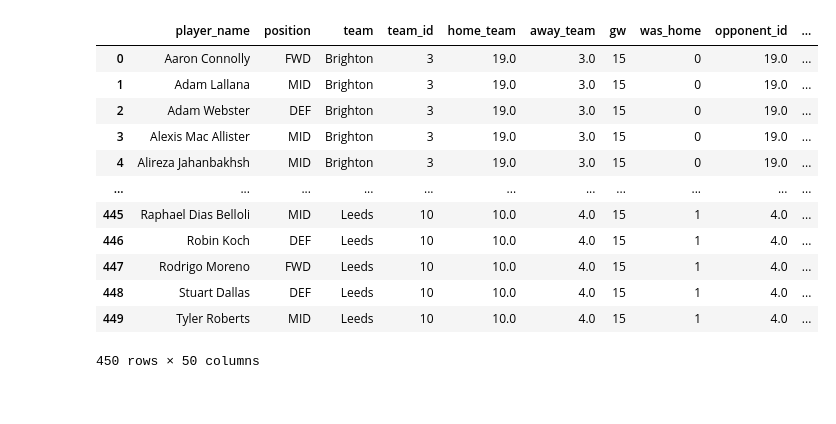
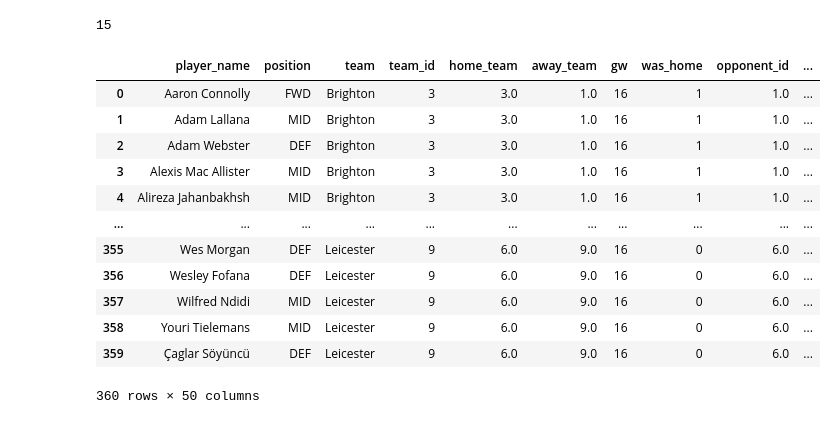
Before and after one commit to arpitsolanki/FPLBot, a Jupyter notebook: Fantasy_League.ipynb, the cells around one changed output. Cells and saved outputs as stored; diff of their text form; code cells hidden in the pictures.

```diff
--- a/Fantasy_League.ipynb
+++ b/Fantasy_League.ipynb
@@ -19,13 +20,16 @@ from sklearn.metrics import confusion_matrix#Confusion Matrix
 from sklearn.metrics import roc_curve#RoC Curve
 from sklearn.metrics import accuracy_score, precision_score, recall_score, f1_score, roc_auc_score, roc_curve#Metrics Functions
 # %%
+#Define GW for predictions
+GW=16
+
 #Fantasy API Calls to pull historic player stats
 url = 'https://fantasy.premierleague.com/api/bootstrap-static/'
 response = requests.get(url)
 response = json.loads(response.content)
 
 #Fixtures for upcoming game weeks
-fix_url = 'https://fantasy.premierleague.com/api/fixtures?event=15'
+fix_url = 'https://fantasy.premierleague.com/api/fixtures?event='+str(GW)
 fix_response = requests.get(fix_url)
 fix_response = json.loads(fix_response.content)
 # %%
@@ -106,6 +140,6 @@ fixtures_df_name
 # %%
 df_l=[]
-for i in range(15):
+for i in range(GW):
   fix_url = 'https://fantasy.premierleague.com/api/fixtures?event='+str(i+1)
   fix_response = requests.get(fix_url)
   fix_response = json.loads(fix_response.content)
@@ -204,11 +237,17 @@ team_total_data_id
 # %%
 #Read Gameweek history
 
-gw_list=['gw1','gw2','gw3','gw4','gw5','gw6','gw7','gw8','gw9','gw10','gw11','gw12','gw13','gw14']
+#gw_list=['gw1','gw2','gw3','gw4','gw5','gw6','gw7','gw8','gw9','gw10','gw11','gw12','gw13','gw14','gw15']
+gw_list=[]
+for i in range(GW-1):
+  gw_str='gw'+str(i+1)
+  gw_list.append(gw_str)
+print(gw_list)
+
 static='https://raw.githubusercontent.com/vaastav/Fantasy-Premier-League/master/data/2020-21/gws/'
 df_l=[]
 
-for i in range(14):
+for i in range(len(gw_list)):
   k=static+gw_list[i]+'.csv'
   temp=pd.read_csv(k)
   temp['gw']=i+1
@@ -223,5 +262,5 @@ weekly_data_team=weekly_data_team.rename(columns={"name_y": "opponent_team_name"
 
 weekly_data_team=pd.merge(left=weekly_data_team,right=teams_df_filtered_join,left_on='team',right_on='name',how='inner')
 weekly_data_team=weekly_data_team.rename(columns={"name_x": "player_name",'id_y':'team_id'})
-weekly_data_team
+#weekly_data_team
 # %% [output]
@@ -382,6 +385,7 @@ weekly_data_subset=weekly_data_subset.rename(columns={"id_x": "opponent_id"})
 #Weekly Cumulative sums
 weekly_data_subset.sort_values(by=['player_name','gw'],ascending=True,inplace=True)
 gp_cols=weekly_data_subset[['player_name','gw','red_cards','yellow_cards','xP','total_points','bonus','clean_sheets','assists','minutes','influence','creativity','threat','ict_index']]
+gp_cols=gp_cols.loc[gp_cols.gw>=GW-4]
 gp_cumsum=gp_cols.groupby(['player_name','gw']).sum().groupby('player_name').cumsum().reset_index()
 
 #Weekly Mean Sums
@@ -634,16 +697,19 @@ X_test_pred.to_csv('df.csv')
 # %%
 #Prepare dataset for future game week predictions
-fixtures_df=fixtures_df[['event','team_h','team_a']]
+fixtures_df1=fixtures_df[['event','team_h','team_a']]
 max_week=weekly_data_subset['round'].max()
+print(max_week)
 pred_data=weekly_data_subset.loc[weekly_data_subset['round']==max_week]
-fixtures_df=fixtures_df.loc[fixtures_df['event']==max_week+1]
+fixtures_df1=fixtures_df1.loc[fixtures_df1['event']==max_week+1]
+
+#fixtures_df1=fixtures_df1.loc[fixtures_df1['event']==max_week]
 
 pred_data=pred_data[['player_name','position','team','team_id','round']].reset_index(drop=True)
 pred_data
 #fixtures_df
 
-pred_data=pd.merge(left=pred_data,right=fixtures_df,left_on='team_id',right_on='team_h',how='left')
-pred_data=pd.merge(left=pred_data,right=fixtures_df,left_on='team_id',right_on='team_a',how='left')
+pred_data=pd.merge(left=pred_data,right=fixtures_df1,left_on='team_id',right_on='team_h',how='left')
+pred_data=pd.merge(left=pred_data,right=fixtures_df1,left_on='team_id',right_on='team_a',how='left')
 
 pred_data.loc[pred_data['team_h_x'].isna(),'team_h_x']=pred_data.loc[pred_data['team_h_x'].isna(),'team_h_y']
 pred_data.loc[pred_data['team_a_x'].isna(),'team_a_x']=pred_data.loc[pred_data['team_a_x'].isna(),'team_a_y']
@@ -655,7 +721,9 @@ pred_data=pred_data.rename(columns={"round": "gw","team_h_x": "home_team","team_
 # #Home Flag
 pred_data['was_home']=0
 pred_data.loc[pred_data['home_team']==pred_data['team_id'],'was_home']=1
-pred_data['gw']=14
+
+#TOBECHANGED
+pred_data['gw']=GW-1
 
 pred_data['opponent_id']=0
 
@@ -665,45 +733,46 @@ pred_data.loc[pred_data['was_home']==1,'opponent_id']=pred_data.loc[pred_data['w
 
 pred_data_roll=pd.merge(left=pred_data,right=weekly_rolling_means,left_on=['player_name','gw'],right_on=['player_name','gw'],how='inner')
 
 # #Merge cumulative means
 pred_data_roll_cum=pd.merge(left=pred_data_roll,right=gp_cumsum,left_on=['player_name','gw'],right_on=['player_name','gw'],how='inner')
 #pred_data_roll_cum
 
 # # #Merge team total ranking stats with home team
 pred_data_roll_cum_team=pd.merge(left=pred_data_roll_cum,right=team_total_data_id,left_on=['team_id','gw'],right_on=['id','gw'])
 pred_data_roll_cum_team=pred_data_roll_cum_team.rename(columns={"rank": "team_rank",'cum_pts':'team_pts','xG_diff':'xG_diff_team','scored_diff':'scored_diff_team','deep_diff':'deep_diff_team'})
 
 # # #Merge team total ranking stats with away team
 pred_data_roll_cum_team=pd.merge(left=pred_data_roll_cum_team,right=team_total_data_id,left_on=['opponent_id','gw'],right_on=['id','gw'])
 pred_data_roll_cum_team=pred_data_roll_cum_team.rename(columns={"rank": "opponent_rank",'cum_pts':'opponent_points','xG_diff':'xG_diff_opponent','scored_diff':'scored_diff_opponent','deep_diff':'deep_diff_opponent'})
 pred_data_roll_cum_team
 
 # #Merge team total ranking stats with away team
 pred_data_roll_cum_team_pts=pd.merge(left=pred_data_roll_cum_team,right=team_gp,left_on=['team_id','gw'],right_on=['team_id','round'],how='inner')
 pred_data_roll_cum_team_pts['percent_team_points']=pred_data_roll_cum_team_pts['total_points']/pred_data_roll_cum_team_pts['team_total_points_cumsum']
 pred_data_roll_cum_team_pts['gw']=max_week+1
 
 pred_data_roll_cum_team_pts_spi=pd.merge(left=pred_data_roll_cum_team_pts,right=spi_data_name_fil,left_on=['home_team','away_team'],right_on=['home_id','away_id'],how='inner')
 
 # #Calculate rank and projected score differences for the upcoming fixture
 pred_data_roll_cum_team_pts_spi['rank_diff']=pred_data_roll_cum_team_pts_spi['team_rank']-pred_data_roll_cum_team_pts_spi['opponent_rank']
 pred_data_roll_cum_team_pts_spi['proj_score_diff']=pred_data_roll_cum_team_pts_spi['proj_score1']-pred_data_roll_cum_team_pts_spi['proj_score2']
 
 pred_data_roll_cum_team_pts_spi
 # %% [output]
+15
 |  | player_name | position | team | team_id | home_team | away_team | gw | was_home | opponent_id | ... |
-| 0 | Aaron Connolly | FWD | Brighton | 3 | 19.0 | 3.0 | 15 | 0 | 19.0 | ... |
-| 1 | Adam Lallana | MID | Brighton | 3 | 19.0 | 3.0 | 15 | 0 | 19.0 | ... |
-| 2 | Adam Webster | DEF | Brighton | 3 | 19.0 | 3.0 | 15 | 0 | 19.0 | ... |
-| 3 | Alexis Mac Allister | MID | Brighton | 3 | 19.0 | 3.0 | 15 | 0 | 19.0 | ... |
-| 4 | Alireza Jahanbakhsh | MID | Brighton | 3 | 19.0 | 3.0 | 15 | 0 | 19.0 | ... |
+| 0 | Aaron Connolly | FWD | Brighton | 3 | 3.0 | 1.0 | 16 | 1 | 1.0 | ... |
+| 1 | Adam Lallana | MID | Brighton | 3 | 3.0 | 1.0 | 16 | 1 | 1.0 | ... |
+| 2 | Adam Webster | DEF | Brighton | 3 | 3.0 | 1.0 | 16 | 1 | 1.0 | ... |
+| 3 | Alexis Mac Allister | MID | Brighton | 3 | 3.0 | 1.0 | 16 | 1 | 1.0 | ... |
+| 4 | Alireza Jahanbakhsh | MID | Brighton | 3 | 3.0 | 1.0 | 16 | 1 | 1.0 | ... |
 | ... | ... | ... | ... | ... | ... | ... | ... | ... | ... | ... |
-| 445 | Raphael Dias Belloli | MID | Leeds | 10 | 10.0 | 4.0 | 15 | 1 | 4.0 | ... |
-| 446 | Robin Koch | DEF | Leeds | 10 | 10.0 | 4.0 | 15 | 1 | 4.0 | ... |
-| 447 | Rodrigo Moreno | FWD | Leeds | 10 | 10.0 | 4.0 | 15 | 1 | 4.0 | ... |
-| 448 | Stuart Dallas | DEF | Leeds | 10 | 10.0 | 4.0 | 15 | 1 | 4.0 | ... |
-| 449 | Tyler Roberts | MID | Leeds | 10 | 10.0 | 4.0 | 15 | 1 | 4.0 | ... |
+| 355 | Wes Morgan | DEF | Leicester | 9 | 6.0 | 9.0 | 16 | 0 | 6.0 | ... |
+| 356 | Wesley Fofana | DEF | Leicester | 9 | 6.0 | 9.0 | 16 | 0 | 6.0 | ... |
+| 357 | Wilfred Ndidi | MID | Leicester | 9 | 6.0 | 9.0 | 16 | 0 | 6.0 | ... |
+| 358 | Youri Tielemans | MID | Leicester | 9 | 6.0 | 9.0 | 16 | 0 | 6.0 | ... |
+| 359 | Çaglar Söyüncü | DEF | Leicester | 9 | 6.0 | 9.0 | 16 | 0 | 6.0 | ... |
-450 rows × 50 columns
+360 rows × 50 columns
 # %%
 pred_data_roll_cum_team_pts_spi['position_flag'] = labelencoder.fit_transform(pred_data_roll_cum_team_pts_spi['position'])
 cols = pd.get_dummies(pred_data_roll_cum_team_pts_spi['position_flag'])
```
Also changed, not shown: parts of 46 cells of this notebook.
